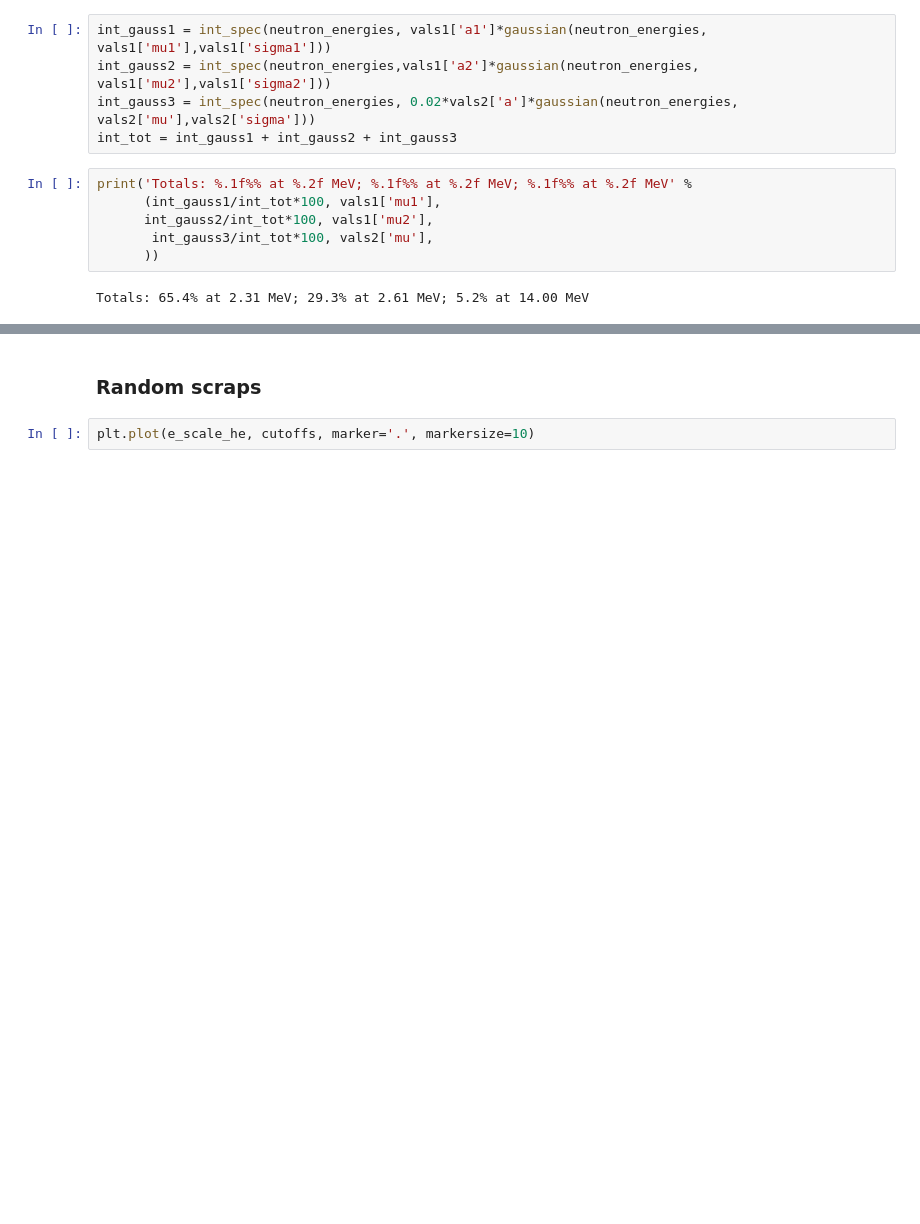
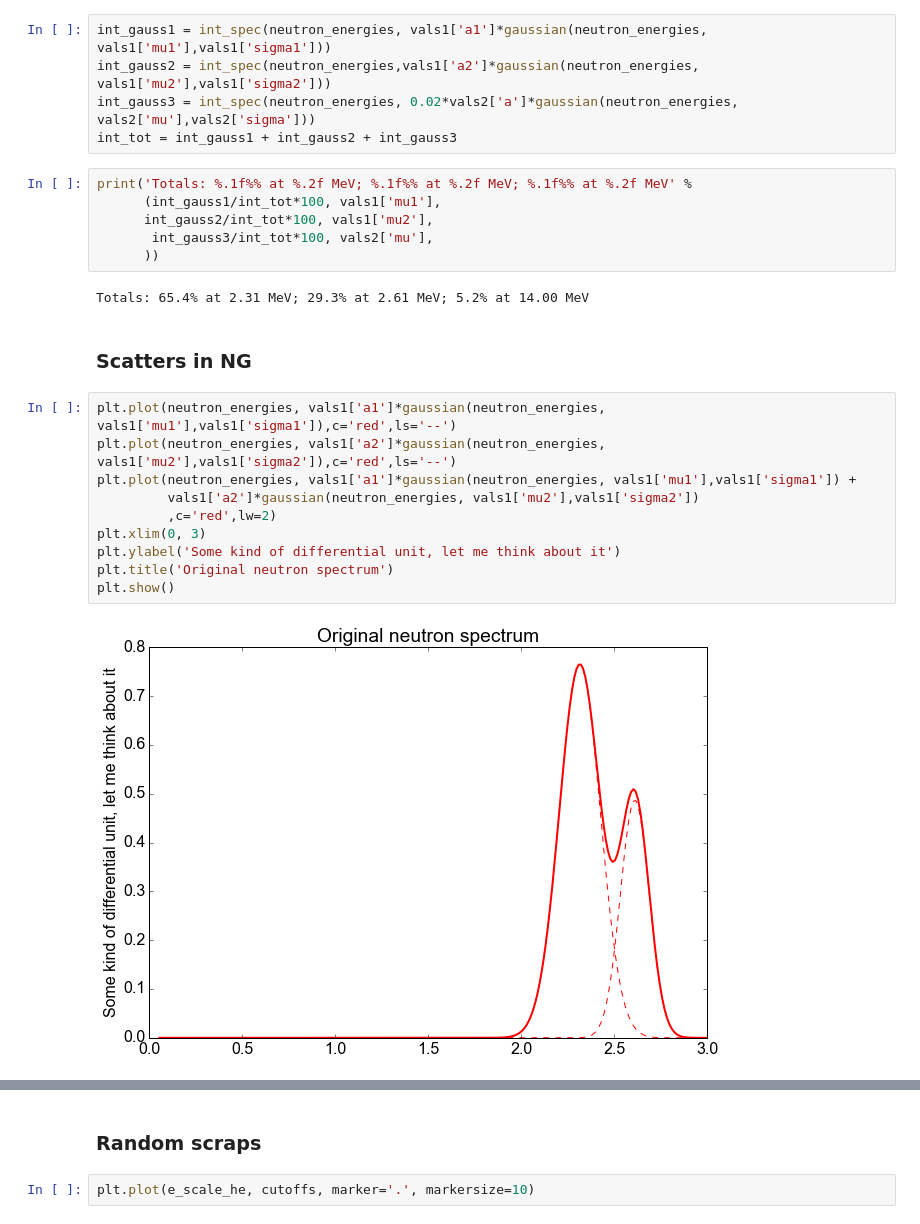
Before and after one commit to XENON1T/PTB, a Jupyter notebook: 07_deconvolution.ipynb, the cells around one changed output, grey strips where cells are left out. Drawn from its saved outputs; the diff is of its cells as text; blank space fills up the shorter version.

```diff
--- a/07_deconvolution.ipynb
+++ b/07_deconvolution.ipynb
@@ -675,3 +725,17 @@ print('Totals: %.1f%% at %.2f MeV; %.1f%% at %.2f MeV; %.1f%% at %.2f MeV' %
       ))
 # %% [output]
 Totals: 65.4% at 2.31 MeV; 29.3% at 2.61 MeV; 5.2% at 14.00 MeV
+# %% [markdown]
+### Scatters in NG
+# %%
+plt.plot(neutron_energies, vals1['a1']*gaussian(neutron_energies, vals1['mu1'],vals1['sigma1']),c='red',ls='--')
+plt.plot(neutron_energies, vals1['a2']*gaussian(neutron_energies, vals1['mu2'],vals1['sigma2']),c='red',ls='--')
+plt.plot(neutron_energies, vals1['a1']*gaussian(neutron_energies, vals1['mu1'],vals1['sigma1']) +
+         vals1['a2']*gaussian(neutron_energies, vals1['mu2'],vals1['sigma2'])
+         ,c='red',lw=2)
+plt.xlim(0, 3)
+plt.ylabel('Some kind of differential unit, let me think about it')
+plt.title('Original neutron spectrum')
+plt.show()
+# %% [output]
+[figure, added]
```
Also changed, not shown: parts of 19 cells of this notebook, 23 other files.
